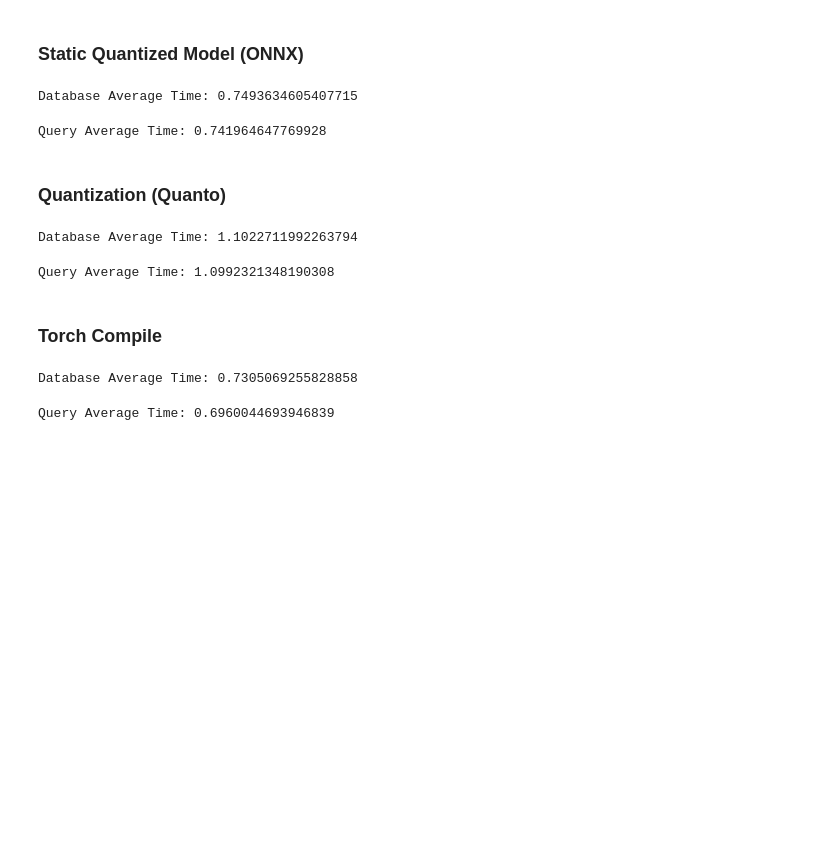
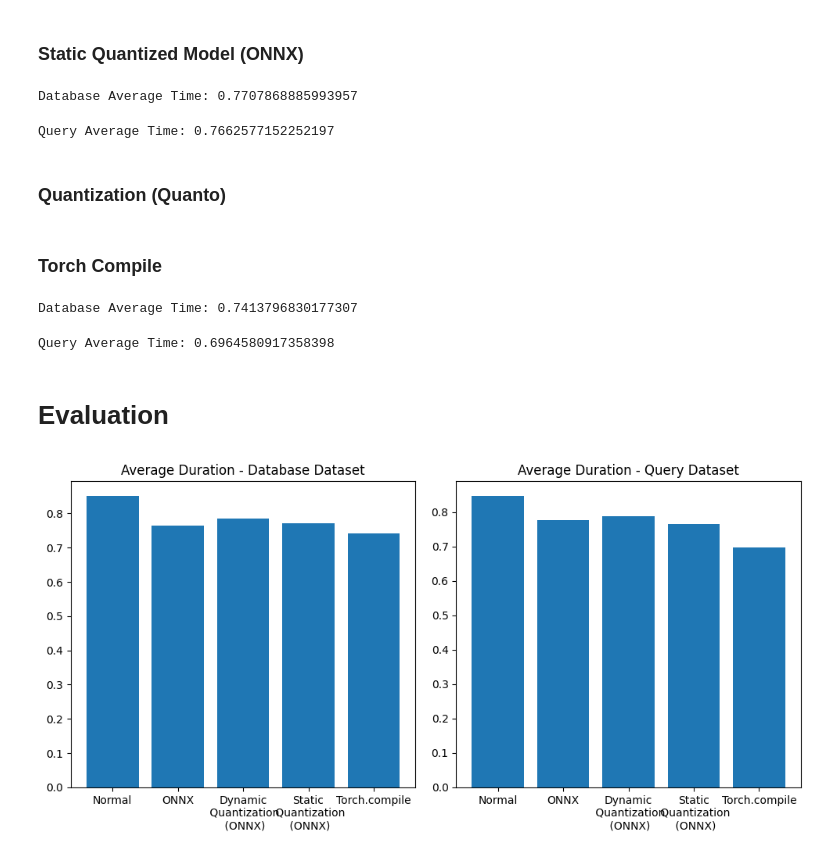
Before and after one commit to irfan4902/My_VPR_Stuff, a Jupyter notebook: calc_test6.ipynb, the cells around one changed output. Cells and saved outputs as stored; diff of their text form; code cells hidden in the pictures; blank space fills up the shorter version.

Commit message:
done calc_test6

```diff
--- a/calc_test6.ipynb
+++ b/calc_test6.ipynb
@@ -562,0 +582,6 @@ Query Average Time: 0.8495185351371766
+# %%
+db_time_onnx = measure_time_onnx(db_dataloader, ort_session_quant_dynamic, input_name, ITERATIONS, "Processing database dataset")
+print(f"Database Average Time: {db_time_onnx}")
+
+q_time_onnx = measure_time_onnx(q_dataloader, ort_session_quant_dynamic, input_name, ITERATIONS, "Processing query dataset")
+print(f"Query Average Time: {q_time_onnx}")
@@ -574,33 +602,56 @@ Query Average Time: 0.76621089220047
 # %% [markdown]
 ### Static Quantized Model (ONNX)
 # %%
-db_avg_time_quant_static = measure_time_onnx(db_dataloader, ort_session_quant_static, input_name, ITERATIONS, "Processing database dataset")
-print(f"Database Average Time: {db_avg_time_quant_static}")
+db_time_quant_static = measure_time_onnx(db_dataloader, ort_session_quant_static, input_name, ITERATIONS, "Processing database dataset")
+print(f"Database Average Time: {db_time_quant_static}")
 
-q_avg_time_quant_static = measure_time_onnx(q_dataloader, ort_session_quant_static, input_name, ITERATIONS, "Processing query dataset")
-print(f"Query Average Time: {q_avg_time_quant_static}")
+q_time_quant_static = measure_time_onnx(q_dataloader, ort_session_quant_static, input_name, ITERATIONS, "Processing query dataset")
+print(f"Query Average Time: {q_time_quant_static}")
 # %% [output]
-Database Average Time: 0.7493634605407715
+Database Average Time: 0.7707868885993957
-Query Average Time: 0.741964647769928
+Query Average Time: 0.7662577152252197
 # %% [markdown]
 ### Quantization (Quanto)
 # %%
-db_avg_time_quanto = measure_time(db_dataloader, calc_quanto, ITERATIONS, "Processing database dataset")
-print(f"Database Average Time: {db_avg_time_quanto}")
+# db_time_quanto = measure_time(db_dataloader, calc_quanto, ITERATIONS, "Processing database dataset")
+# print(f"Database Average Time: {db_time_quanto}")
 
-q_avg_time_quanto = measure_time(q_dataloader, calc_quanto, ITERATIONS, "Processing query dataset")
-print(f"Query Average Time: {q_avg_time_quanto}")
+# q_time_quanto = measure_time(q_dataloader, calc_quanto, ITERATIONS, "Processing query dataset")
+# print(f"Query Average Time: {q_time_quanto}")
-# %% [output]
-Database Average Time: 1.1022711992263794
-Query Average Time: 1.0992321348190308
 # %% [markdown]
 ### Torch Compile
 # %%
-db_avg_time_comp = measure_time(db_dataloader, calc_compiled, ITERATIONS, "Processing database dataset")
-print(f"Database Average Time: {db_avg_time_comp}")
+db_time_comp = measure_time(db_dataloader, calc_compiled, ITERATIONS, "Processing database dataset")
+print(f"Database Average Time: {db_time_comp}")
 
-q_avg_time_comp = measure_time(q_dataloader, calc_compiled, ITERATIONS, "Processing query dataset")
-print(f"Query Average Time: {q_avg_time_comp}")
+q_time_comp = measure_time(q_dataloader, calc_compiled, ITERATIONS, "Processing query dataset")
+print(f"Query Average Time: {q_time_comp}")
 # %% [output]
-Database Average Time: 0.7305069255828858
+Database Average Time: 0.7413796830177307
-Query Average Time: 0.6960044693946839
+Query Average Time: 0.6964580917358398
+# %% [markdown]
+# Evaluation
+# %%
+# Variables
+models = ['Normal', 'ONNX', 'Dynamic\n Quantization\n (ONNX)', 'Static\n Quantization\n (ONNX)', 'Torch.compile']
+db_avg_durations = [db_time, db_time_onnx, db_time_quant_dynamic, db_time_quant_static, db_time_comp]
+q_avg_durations = [q_time, q_time_onnx, q_time_quant_dynamic, q_time_quant_static, q_time_comp]
+
+# Create a figure
+plt.figure(figsize=(10, 5))
+
+# Create the first subplot
+plt.subplot(1, 2, 1)  # 1 row, 2 columns, first plot
+plt.bar(models, db_avg_durations)
+plt.title('Average Duration - Database Dataset')
+
+# Create the second subplot
+plt.subplot(1, 2, 2)  # 1 row, 2 columns, second plot
+plt.bar(models, q_avg_durations)
+plt.title('Average Duration - Query Dataset')
+
+# Show the plots
+plt.tight_layout()
+plt.show()
+# %% [output]
+[figure, added]
```
Also changed, not shown: parts of 21 cells of this notebook, 4 other files.
